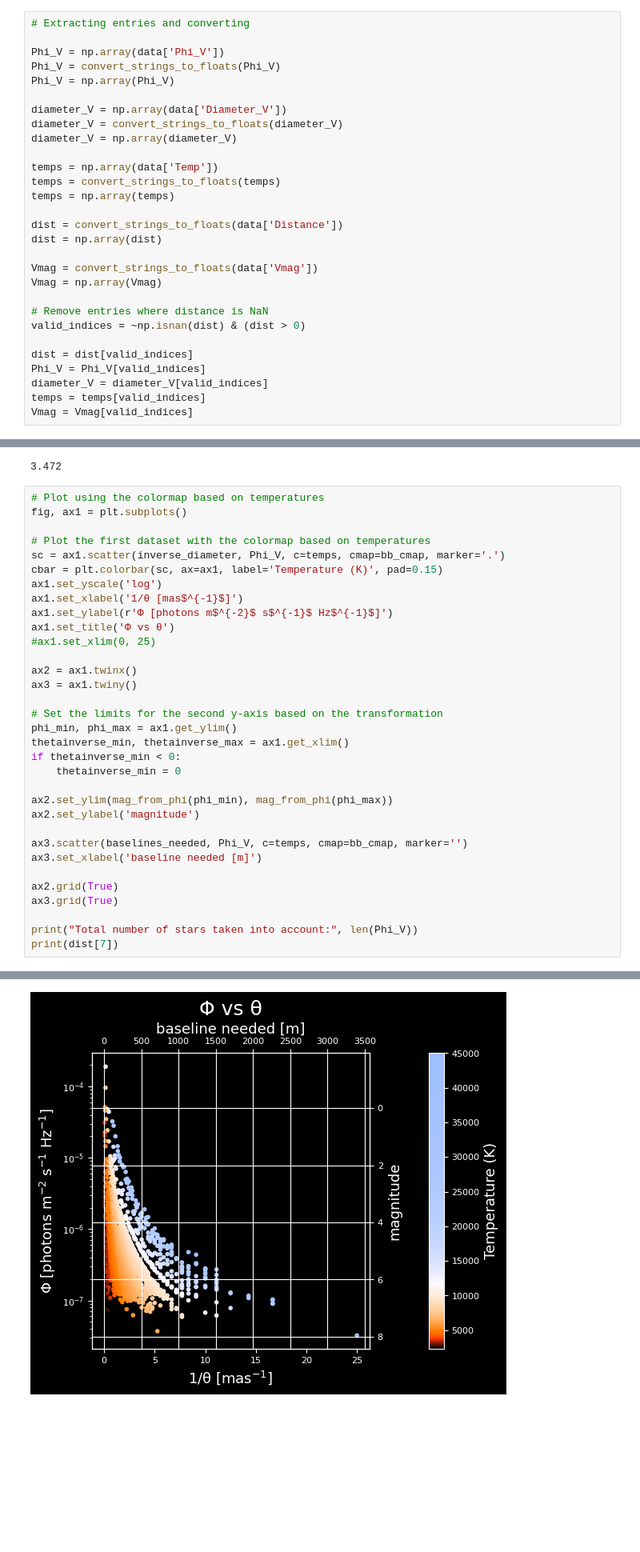
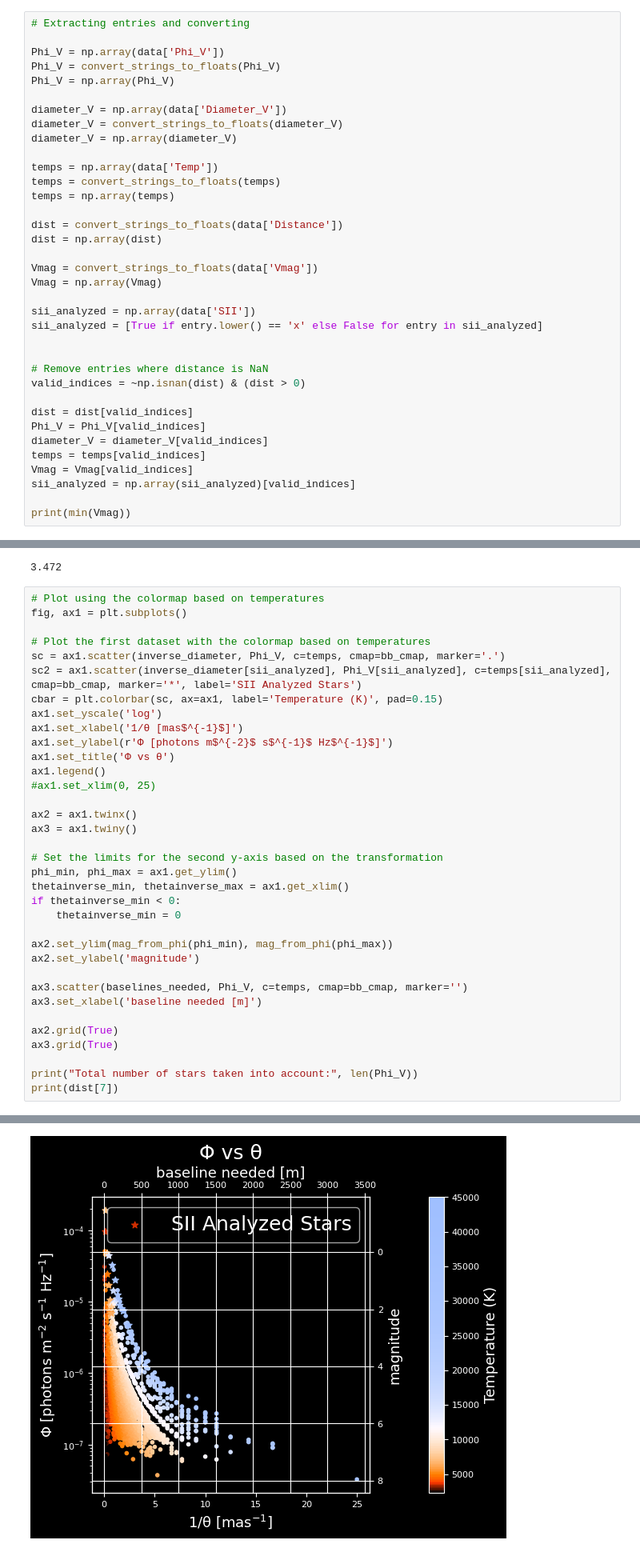
Before and after one commit to LucijanaS/brightstar, a Jupyter notebook: Phi_vs_theta.ipynb, the cells around one changed output, grey strips where cells are left out. Shown: that part at 80% size. Drawn from its saved outputs; the diff is of its cells as text; blank space fills up the shorter version.

```diff
--- a/Phi_vs_theta.ipynb
+++ b/Phi_vs_theta.ipynb
@@ -106,6 +107,10 @@ dist = np.array(dist)
 Vmag = convert_strings_to_floats(data['Vmag'])
 Vmag = np.array(Vmag)
 
+sii_analyzed = np.array(data['SII'])
+sii_analyzed = [True if entry.lower() == 'x' else False for entry in sii_analyzed]
+
+
 # Remove entries where distance is NaN
 valid_indices = ~np.isnan(dist) & (dist > 0)
 
@@ -114,3 +119,6 @@ Phi_V = Phi_V[valid_indices]
 diameter_V = diameter_V[valid_indices]
 temps = temps[valid_indices]
 Vmag = Vmag[valid_indices]
+sii_analyzed = np.array(sii_analyzed)[valid_indices]
+
+print(min(Vmag))
@@ -178,37 +188,39 @@ fig, ax1 = plt.subplots()
 
 # Plot the first dataset with the colormap based on temperatures
 sc = ax1.scatter(inverse_diameter, Phi_V, c=temps, cmap=bb_cmap, marker='.')
+sc2 = ax1.scatter(inverse_diameter[sii_analyzed], Phi_V[sii_analyzed], c=temps[sii_analyzed], cmap=bb_cmap, marker='*', label='SII Analyzed Stars')
 cbar = plt.colorbar(sc, ax=ax1, label='Temperature (K)', pad=0.15)
 ax1.set_yscale('log')
 ax1.set_xlabel('1/θ [mas$^{-1}$]')
 ax1.set_ylabel(r'Φ [photons m$^{-2}$ s$^{-1}$ Hz$^{-1}$]')
 ax1.set_title('Φ vs θ')
+ax1.legend()
 #ax1.set_xlim(0, 25)
 
 ax2 = ax1.twinx()
 ax3 = ax1.twiny()
 
 # Set the limits for the second y-axis based on the transformation
 phi_min, phi_max = ax1.get_ylim()
 thetainverse_min, thetainverse_max = ax1.get_xlim()
 if thetainverse_min < 0:
     thetainverse_min = 0
 
 ax2.set_ylim(mag_from_phi(phi_min), mag_from_phi(phi_max))
 ax2.set_ylabel('magnitude')
 
 ax3.scatter(baselines_needed, Phi_V, c=temps, cmap=bb_cmap, marker='')
 ax3.set_xlabel('baseline needed [m]')
 
 ax2.grid(True)
 ax3.grid(True)
 
 print("Total number of stars taken into account:", len(Phi_V))
 print(dist[7])
 # %% [output]
 Total number of stars taken into account: 3100
 3.472
-[figure, old version]
+[figure, new version]
 # %%
 baselines_needed_array = np.array(baselines_needed)
 indices_baseline = np.argwhere(baselines_needed_array < 80)
```
Also changed, not shown: parts of 10 cells of this notebook, 6 other files.
